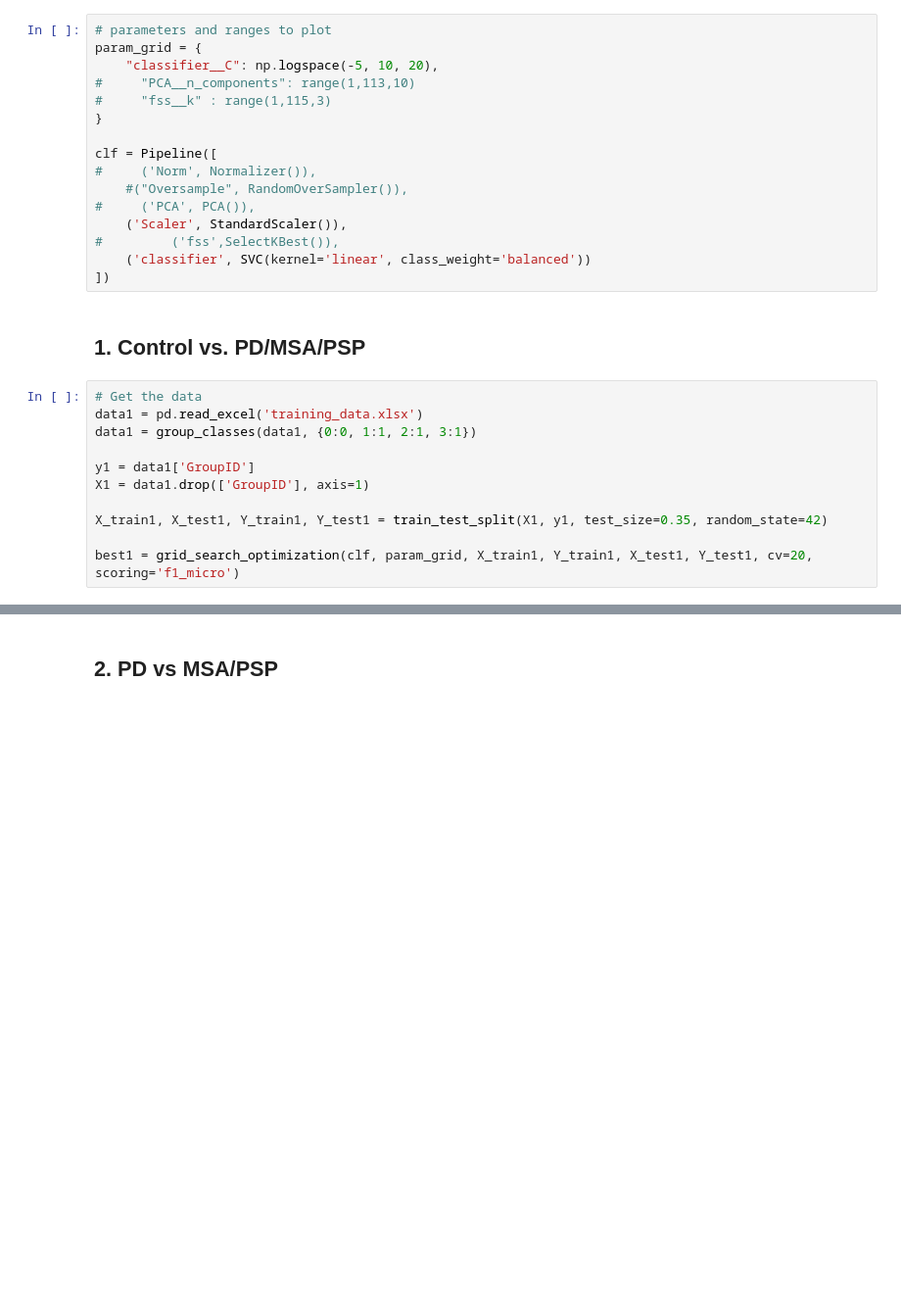
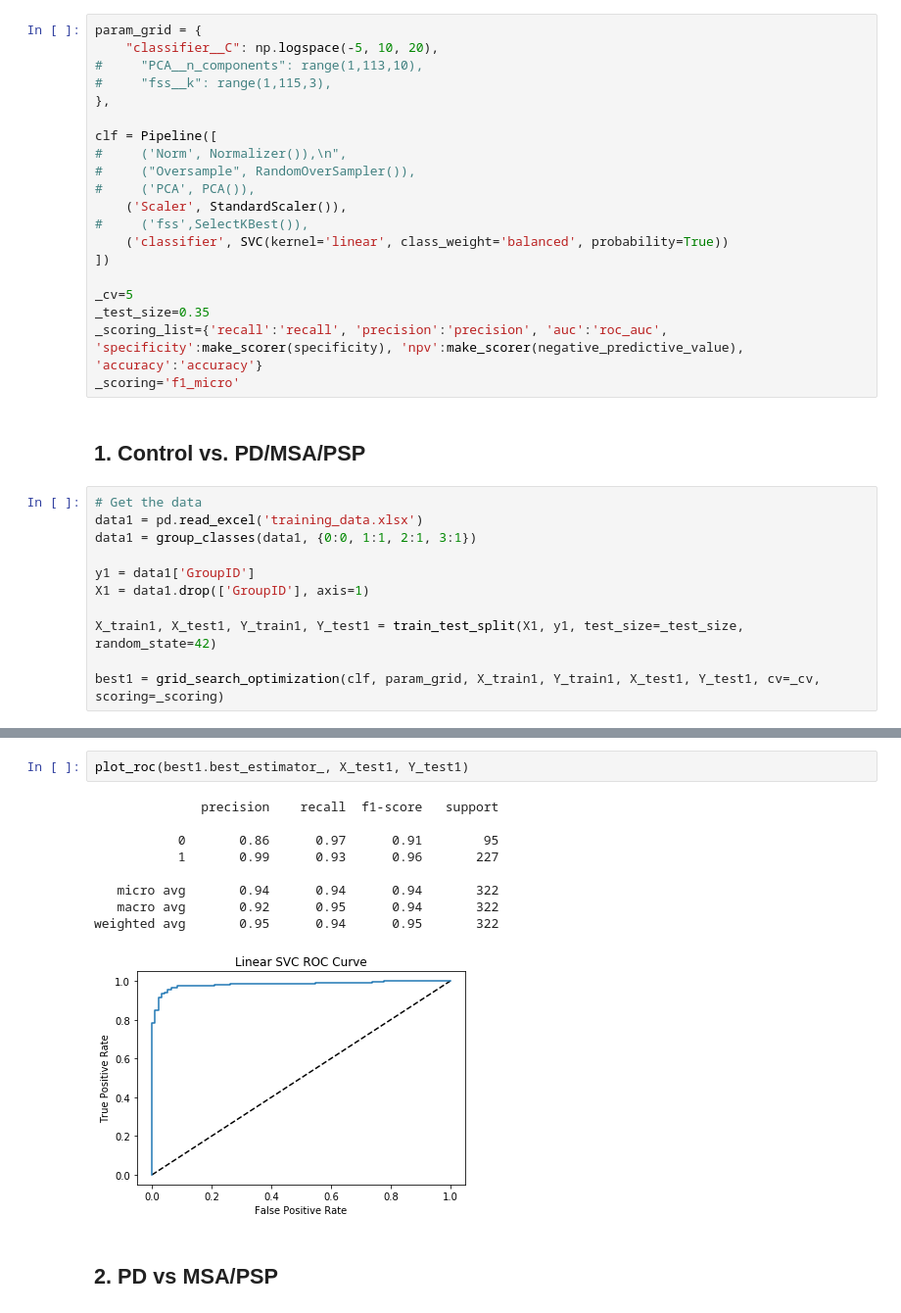
Before and after one commit to jtbricker/parkinsons-ml, a Jupyter notebook: Phase2/2019-01-05_LinearSVC_DataRoundup.ipynb, the cells around one changed output, grey strips where cells are left out. Shown at 98% size. Saved outputs shown, nothing was run; the diff lists cells and outputs as text; blank space fills up the shorter version.

```diff
--- a/Phase2/2019-01-05_LinearSVC_DataRoundup.ipynb
+++ b/Phase2/2019-01-05_LinearSVC_DataRoundup.ipynb
@@ -97,19 +117,23 @@ def negative_predictive_value(y_true, y_pred):
 # %%
-# parameters and ranges to plot
 param_grid = {
     "classifier__C": np.logspace(-5, 10, 20),
-#     "PCA__n_components": range(1,113,10)
-#     "fss__k" : range(1,115,3)
-}
+#     "PCA__n_components": range(1,113,10),
+#     "fss__k": range(1,115,3),
+},
 
 clf = Pipeline([
-#     ('Norm', Normalizer()),
-    #("Oversample", RandomOverSampler()),
+#     ('Norm', Normalizer()),\n",
+#     ("Oversample", RandomOverSampler()),
 #     ('PCA', PCA()),
     ('Scaler', StandardScaler()),
-#         ('fss',SelectKBest()),
-    ('classifier', SVC(kernel='linear', class_weight='balanced'))
+#     ('fss',SelectKBest()),
+    ('classifier', SVC(kernel='linear', class_weight='balanced', probability=True))
 ])
+
+_cv=5
+_test_size=0.35
+_scoring_list={'recall':'recall', 'precision':'precision', 'auc':'roc_auc', 'specificity':make_scorer(specificity), 'npv':make_scorer(negative_predictive_value), 'accuracy':'accuracy'}
+_scoring='f1_micro'
 # %% [markdown]
 ## 1. Control vs. PD/MSA/PSP
 # %%
@@ -120,9 +144,9 @@ data1 = group_classes(data1, {0:0, 1:1, 2:1, 3:1})
 y1 = data1['GroupID']
 X1 = data1.drop(['GroupID'], axis=1)
 
-X_train1, X_test1, Y_train1, Y_test1 = train_test_split(X1, y1, test_size=0.35, random_state=42)
+X_train1, X_test1, Y_train1, Y_test1 = train_test_split(X1, y1, test_size=_test_size, random_state=42)
 
-best1 = grid_search_optimization(clf, param_grid, X_train1, Y_train1, X_test1, Y_test1, cv=20, scoring='f1_micro')
+best1 = grid_search_optimization(clf, param_grid, X_train1, Y_train1, X_test1, Y_test1, cv=_cv, scoring=_scoring)
 # %% [output]
 # Tuning hyper-parameters for f1_micro
 
@@ -207,3 +217,15 @@ avg / total       0.95      0.94      0.95       322
+# %%
+plot_roc(best1.best_estimator_, X_test1, Y_test1)
+# %% [output]
+              precision    recall  f1-score   support
+
+           0       0.86      0.97      0.91        95
+           1       0.99      0.93      0.96       227
+
+   micro avg       0.94      0.94      0.94       322
+   macro avg       0.92      0.95      0.94       322
+weighted avg       0.95      0.94      0.95       322
+[figure, added]
 # %% [markdown]
 ## 2. PD vs MSA/PSP
 # %%
```
Also changed, not shown: parts of 23 cells of this notebook.
